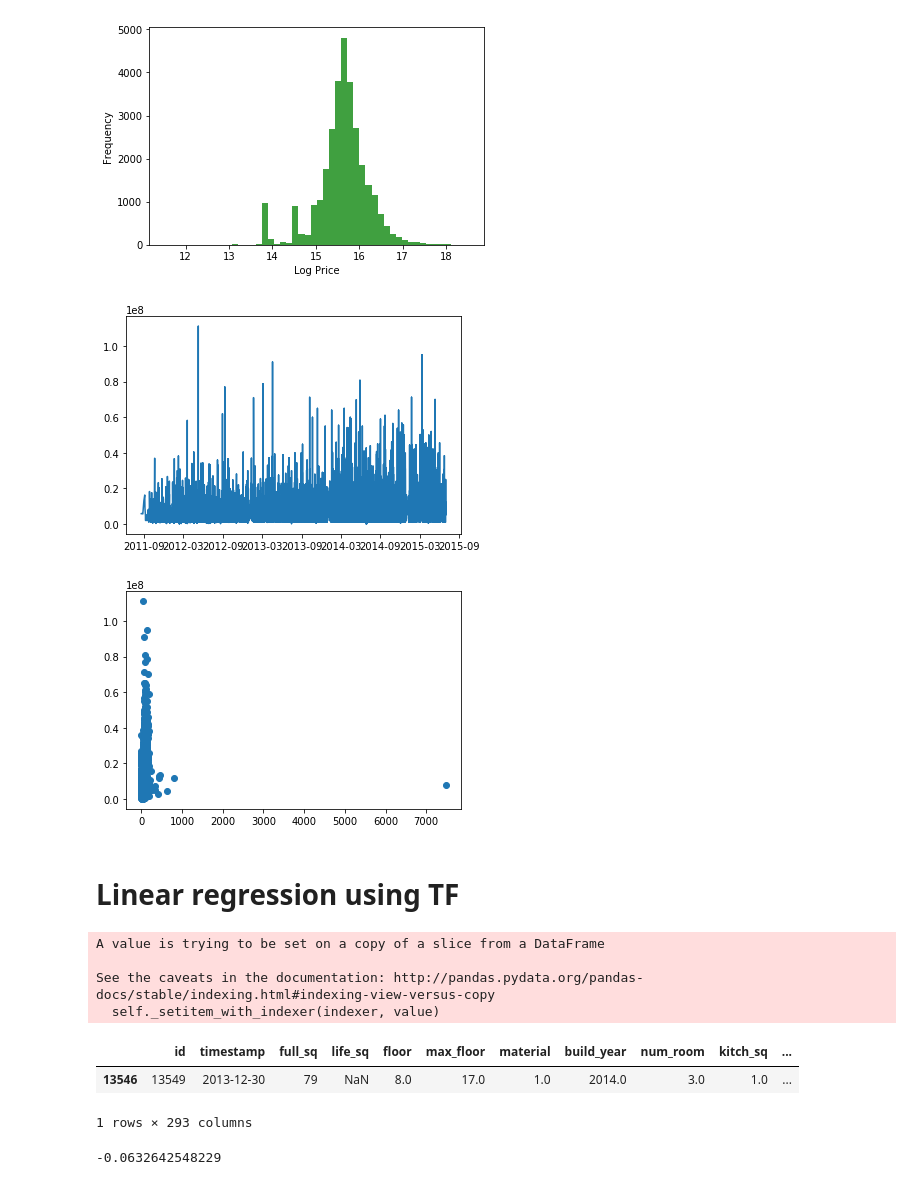
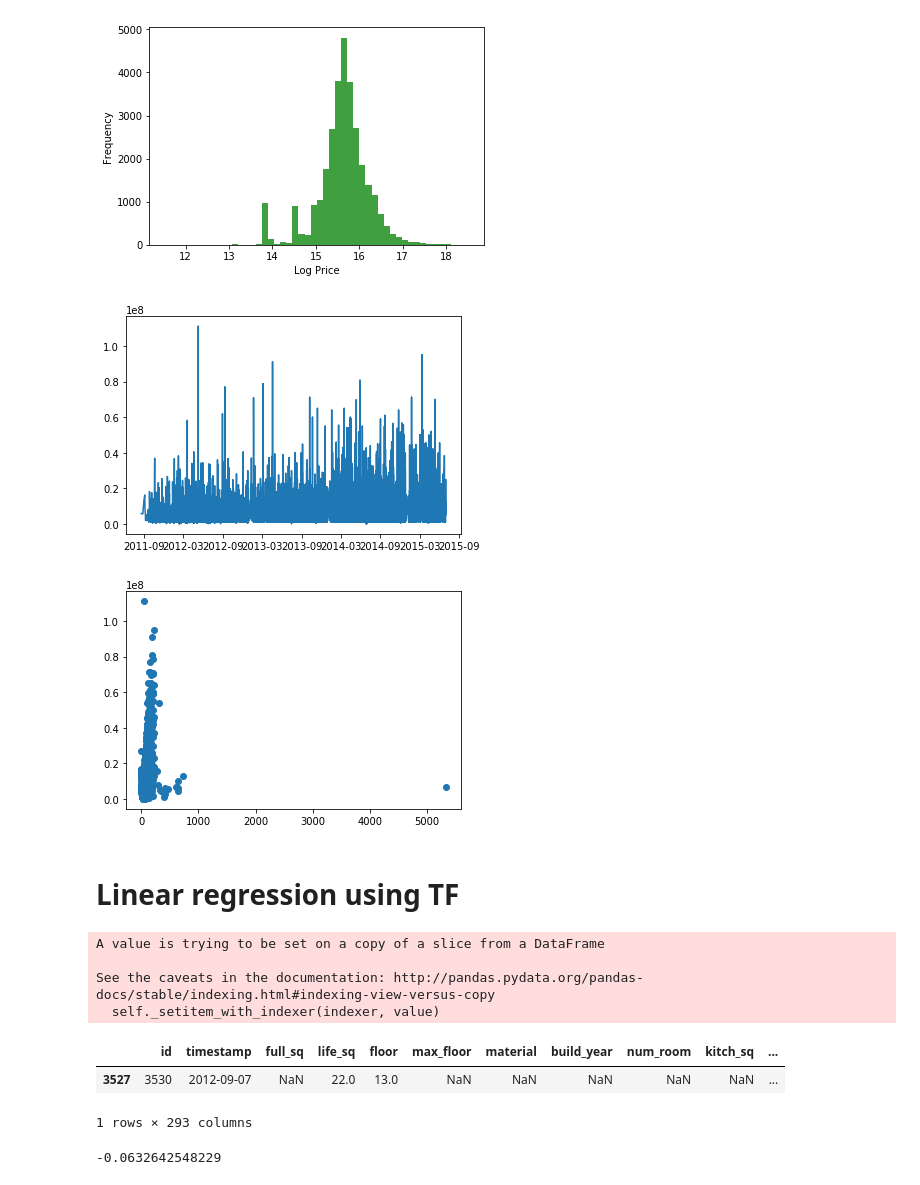
Before and after one commit to morganstrom/sberbank, a Jupyter notebook: Sberbank.ipynb, the cells around one changed output. Saved outputs shown, nothing was run; the diff lists cells and outputs as text; code cells hidden in the pictures.

```diff
--- a/Sberbank.ipynb
+++ b/Sberbank.ipynb
@@ -81,24 +81,24 @@ plt.show()
 # %%
 # Convert timestamp to datetime format
 train.timestamp.describe()
 pd.to_datetime(train.timestamp)
 
 # Plot timestamp vs price
 plt.plot(pd.to_datetime(train.timestamp), train.price_doc)
 plt.show()
 
 # Plot living area vs price
-plt.scatter(train.life_sq, train.price_doc)
+plt.scatter(train.full_sq, train.price_doc)
 plt.show()
 # %% [output]
 [figure]
-[figure, old version]
+[figure, new version]
 # %% [markdown]
 # Linear regression using TF
 # %%
 # Removing an outlier
-i = train.life_sq > 7000
-train.life_sq.loc[i] = np.NaN
+i = train.full_sq > 5000
+train.full_sq.loc[i] = np.NaN
 train[i]
 # %% [output]
 A value is trying to be set on a copy of a slice from a DataFrame
@@ -106,7 +106,7 @@ A value is trying to be set on a copy of a slice from a DataFrame
 See the caveats in the documentation: http://pandas.pydata.org/pandas-docs/stable/indexing.html#indexing-view-versus-copy
   self._setitem_with_indexer(indexer, value)
 |  | id | timestamp | full_sq | life_sq | floor | max_floor | material | build_year | num_room | kitch_sq | ... |
-| 13546 | 13549 | 2013-12-30 | 79 | NaN | 8.0 | 17.0 | 1.0 | 2014.0 | 3.0 | 1.0 | ... |
+| 3527 | 3530 | 2012-09-07 | NaN | 22.0 | 13.0 | NaN | NaN | NaN | NaN | NaN | ... |
 1 rows × 293 columns
 # %%
 # Normalizing function
```
Also changed, not shown: parts of 6 cells of this notebook.
